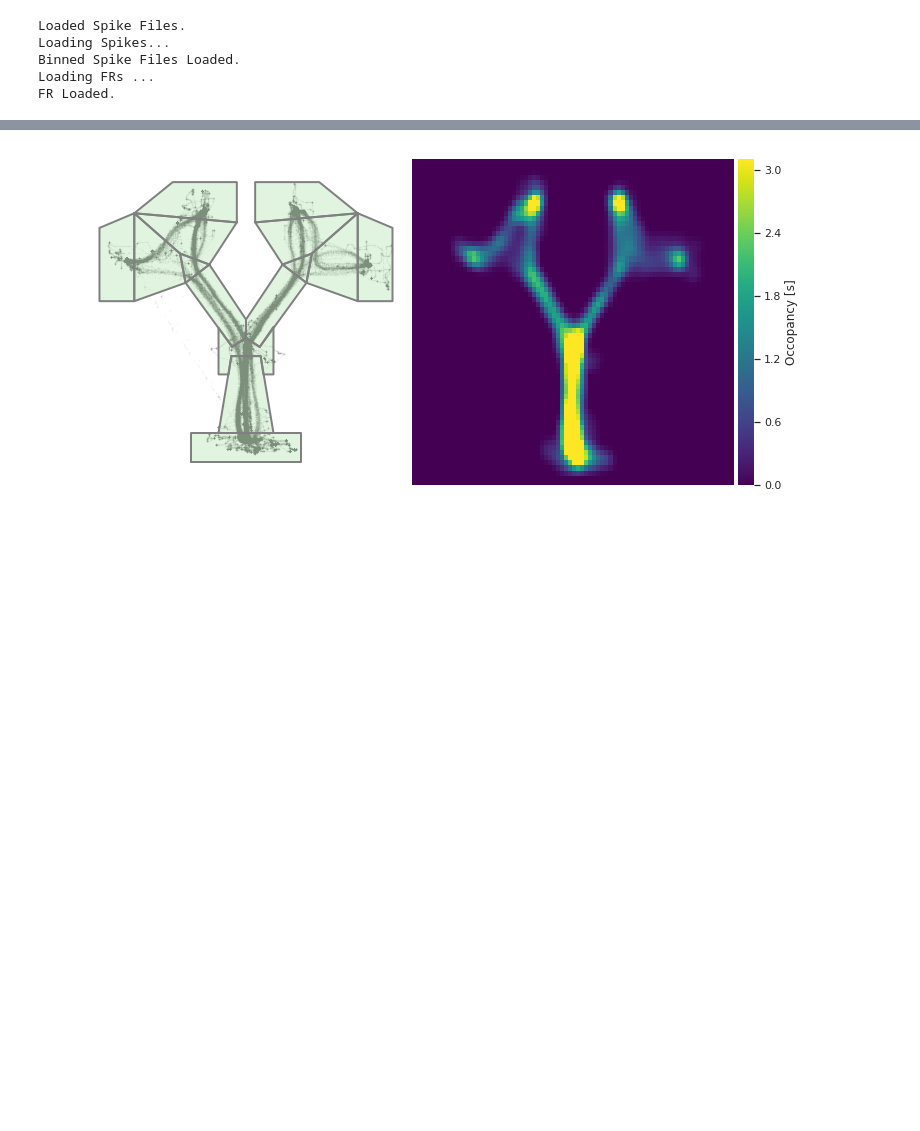
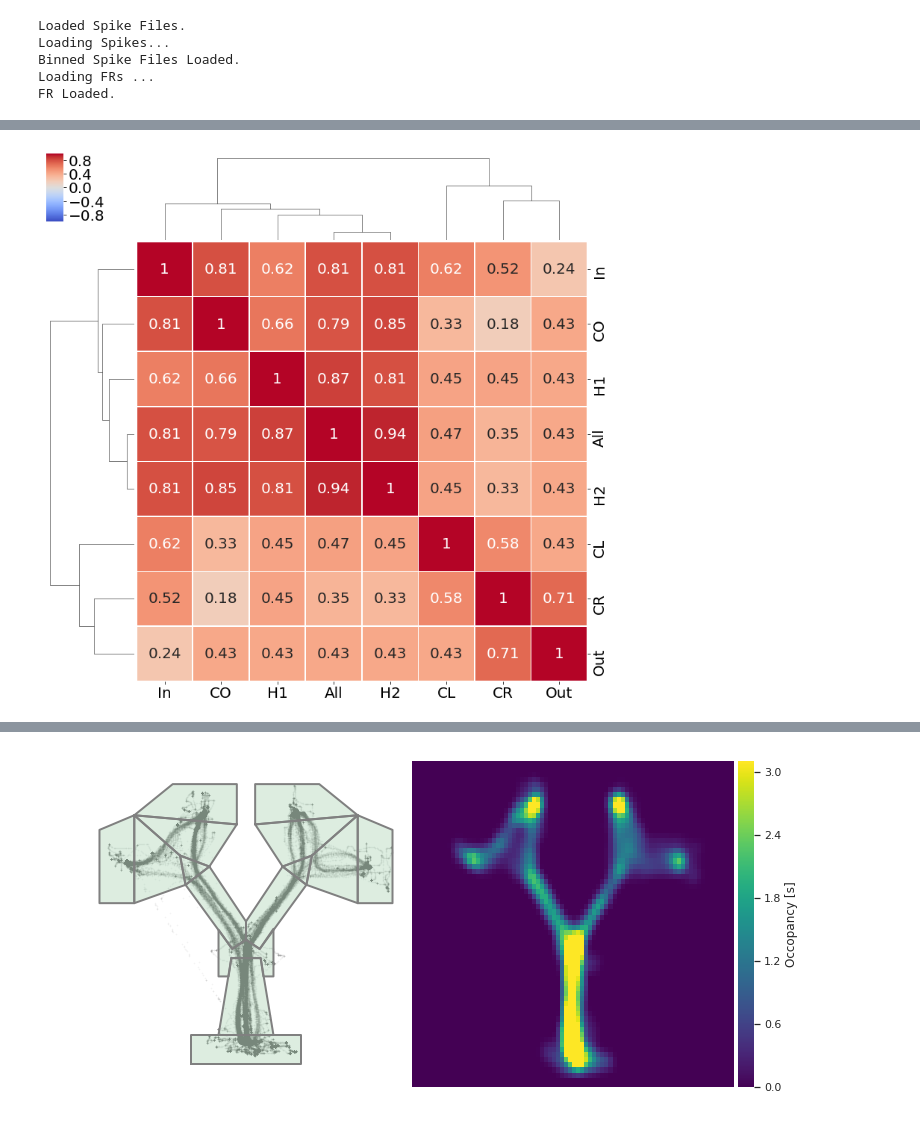
Before and after one commit to alexgonzl/TreeMazeAnalyses, a Jupyter notebook: Notebooks/Load_Data_Tests.ipynb, the cells around one changed output, grey strips where cells are left out. Saved outputs shown, nothing was run; the diff lists cells and outputs as text; code cells hidden in the pictures; blank space fills up the shorter version.

```diff
--- a/Notebooks/Load_Data_Tests.ipynb
+++ b/Notebooks/Load_Data_Tests.ipynb
@@ -203,16 +223,36 @@ ZoneRes = createZoneAnalysesDict(nCells,nMua)
 # %%
+StatsF=reload(StatsF)
+
+nMua = len(ids['muas'])
+nCells = len(ids['cells'])
+datPart = getDatPartitions(PosDat)
+ZoneRes = createZoneAnalysesDict(nCells,nMua)
+
 zo={}
 for p in ZoneRes['Partitions']:
     zo[p] = PosDat['PosZones'][datPart[p]]
     ZoneRes['ZoneInfo'][p] = ST.getSeqInfo(zo[p])
 
-for c in np.arange(nCells):
-    fr = cell_FR[c]
-    for p in ZoneRes['Partitions']:
-        ZoneRes['FR_Zone']['Cells'][c].loc[p] = np.bincount(zo[p],fr[datPart[p]],TMF.nZones)/ZoneRes['ZoneInfo'][p].loc['counts']
+unitTypes=['Cells','Mua']
+for ut in unitTypes:
+    for c in np.arange(ZoneRes['nUnits'][ut]):
+        if ut=='Cells':
+            fr = cell_FR[c]
+        else:
+            fr = mua_FR[c]
 
-for c in np.arange(nMua):
-    fr = mua_FR[c]
-    for p in ZoneRes['Partitions']:
-        ZoneRes['FR_Zone']['Mua'][c].loc[p] = np.bincount(zo[p],fr[datPart[p]],TMF.nZones)/ZoneRes['ZoneInfo'][p].loc['counts']
+        for p in ZoneRes['Partitions']:
+            ZoneRes['FR_Zone'][ut][c].loc[p] = np.bincount(zo[p],fr[datPart[p]],TMF.nZones)/ZoneRes['ZoneInfo'][p].loc['counts']
+            si,_,pval = StatsF.SIPermTest(ZoneRes['ZoneInfo'][p].loc['prob'], ZoneRes['FR_Zone'][ut][c].loc[p])
+            ZoneRes['SI_Zone'][ut][p][c] = si
+            ZoneRes['SIp_Zone'][ut][p][c] = pval
+
+        d = ZoneRes['FR_Zone'][ut][c].T.corr(method='kendall')
+        ZoneRes['FR_CorrZone'][ut][c] = d
+
+        cnt=0
+        for p in ZoneRes['ZonePairs']:
+            ps = ZoneRes['ZonePairs_Str'][cnt]
+            ZoneRes['FR_CorrZonePairs'][ut].loc[c][ps]=d.loc[p[0]][p[1]]
+            cnt+=1
 #FR_ByZone = np.bincount(PosDat['PosZones'],smFR,TMF.nZones).astype(int)
@@ -225,3 +307,12 @@ array([[1.        , 0.65570567, 0.57685204],
+# %%
+d=ZoneRes['FR_Zone']['Cells'][8].T.corr(method='kendall')
+# Generate a mask for the upper triangle
+mask = np.zeros_like(d, dtype=np.bool)
+mask[np.triu_indices_from(mask)] = True
+g=sns.clustermap(d,center=0, cmap="coolwarm",linewidths=.75, figsize=(13, 13),vmin=-1,vmax=1, annot=True)
+#ZoneRes['FR_Zone']['Cells'][5].loc[partitions].T.corr(method='kendall')
+# %% [output]
+[figure, added]
 # %%
 time_vec = PosDat['t']
 orig_time = np.arange(PosDat['tB'],PosDat['tE'],1/SR)
```
Also changed, not shown: parts of 24 cells of this notebook, 6 other files.
